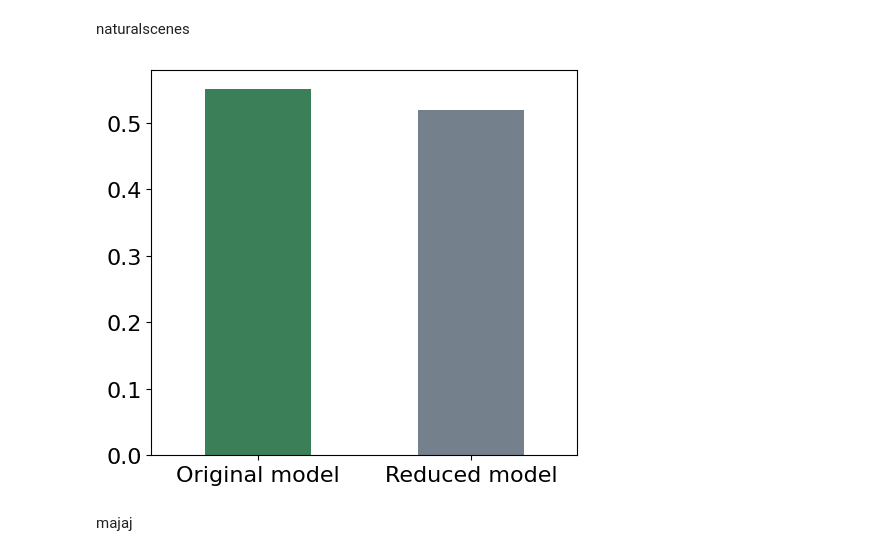
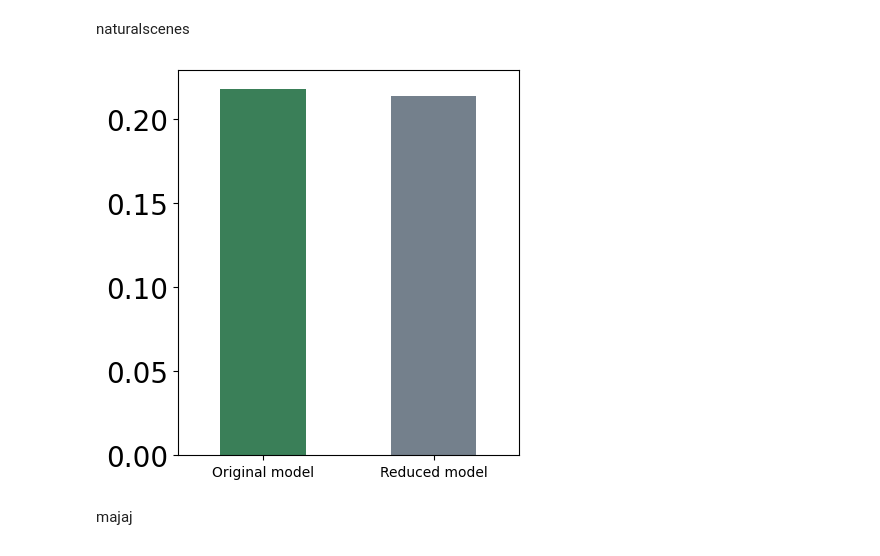
Before and after one commit to akazemian/untrained_models_of_visual_cortex, a Jupyter notebook: model_evaluation/results/predicting_brain_data/encoding_performance.ipynb, the cells around one changed output. Saved outputs shown, nothing was run; the diff lists cells and outputs as text; code cells hidden in the pictures.

```diff
--- a/model_evaluation/results/predicting_brain_data/encoding_performance.ipynb
+++ b/model_evaluation/results/predicting_brain_data/encoding_performance.ipynb
@@ -513,14 +303,0 @@ plt.show()
-# %%
-region = 'V1'
-dataset = 'naturalscenes'
-
-scores = []
-idens = [f'expansion_30_dataset={dataset}_{region}',
-         f'expansion_300_dataset={dataset}_{region}',
-         f'expansion_3000_dataset={dataset}_{region}',
-         f'expansion_3000_dataset={dataset}_{region}',
-        ]
-
-iden = idens[2]
-data = xr.open_dataset(os.path.join(CACHE,'encoding_scores_torch',iden), engine='h5netcdf')
-make_pandas_df(data, region, [0,1,2,3,4,5,6,7], iden)
@@ -534,39 +482,42 @@ naturalscenes
 region = 'IT'
 dataset = 'majajhong'
 
+region = 'ventral visual stream'
+dataset = 'naturalscenes'
+
 scores = []
-idens = [f'expansion_3000_dataset={dataset}_{region}',
-    f'expansion_3000_dataset={dataset}_principal_components_{region}',
+idens = [f'expansion_features=3000_layers=5_dataset={dataset}_{region}',
+    f'expansion_features=3000_layers=5_dataset={dataset}_principal_components_{region}',
         ]
 
 for iden in idens:
     scores.append(float(xr.open_dataset(os.path.join(CACHE,'encoding_scores_torch',iden),
                                         engine='h5netcdf').r_value.mean()))
 
 
 plt.clf()
-rcParams['figure.figsize'] = (5.5,5)
+rcParams['figure.figsize'] = (4.4,5)
 names = ['Original model','Reduced model']
 
 sns.barplot(x=names, y=scores, width=0.5, palette={'Original model':'seagreen',
                                                    'Reduced model':'slategray'
                                                    })
 
 
 # plt.xlabel('Number of Features',size=12)
 # plt.ylabel('Encoding Score',size=12)
 
-plt.xticks(size=16)
-plt.yticks(size=16)
+#plt.xticks(size=20)
+plt.yticks(size=20)
 
 # plt.ylabel('Encoding Score',size=12)
 # plt.legend()
 
 
 plt.savefig(f'pca_comparison_{dataset}_{region}.png', dpi=100)
 plt.show()
 # %% [output]
-[figure, old version]
+[figure, new version]
 # %% [markdown]
 majaj
 # %%
```
Also changed, not shown: parts of 32 cells of this notebook, 53 other files.
